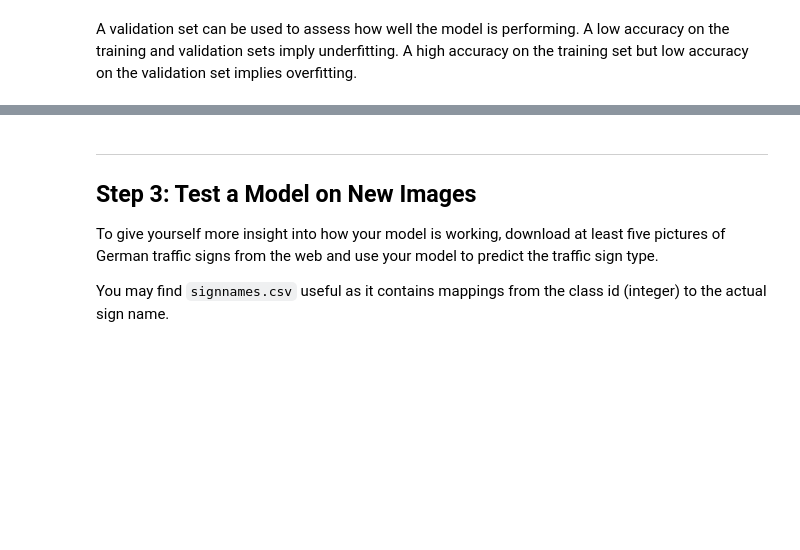
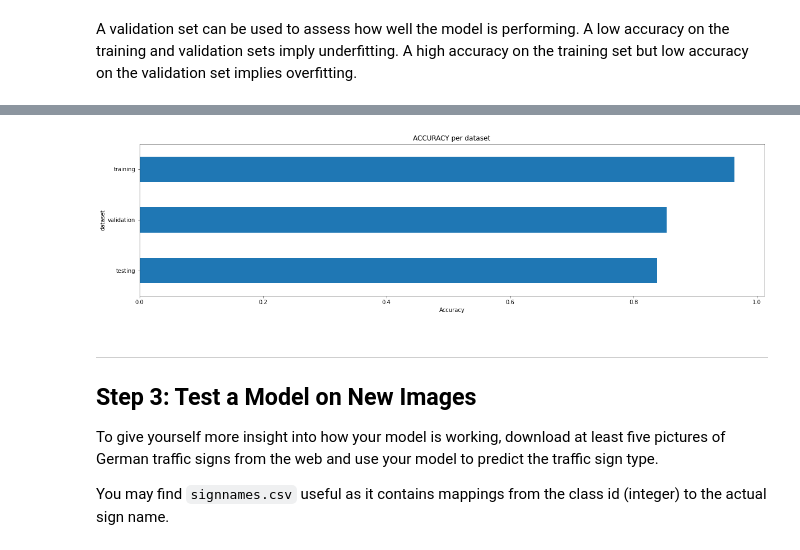
Before and after one commit to willembressers/CarND-Traffic-Sign-Classifier-Project, a Jupyter notebook: notebooks/Traffic_Sign_Classifier.ipynb, the cells around one changed output, grey strips where cells are left out. Saved outputs shown, nothing was run; the diff lists cells and outputs as text; code cells hidden in the pictures; blank space fills up the shorter version.

```diff
--- a/notebooks/Traffic_Sign_Classifier.ipynb
+++ b/notebooks/Traffic_Sign_Classifier.ipynb
@@ -219,22 +225,24 @@ sets imply underfitting. A high accuracy on the training set but low accuracy on
 # %%
-### Train your model here.
-history = model.fit(
-    train_images,
-    y_train,
-    epochs=10,
-)
+bechmarks = []
 
 ### Calculate and report the accuracy on the training and validation set.
-train_loss, train_acc = model.evaluate(train_images,  y_train, verbose=0)
-print(f'\n-> Training:\t(accuracy = {train_acc:.2f}) & (loss = {train_loss:.2f})')
+loss, acc = model.evaluate(train_images,  y_train, verbose=0)
+bechmarks.append({'dataset':'training', 'accuracy':acc, 'loss':loss})
 
-valid_loss, valid_acc = model.evaluate(valid_images,  y_valid, verbose=0)
-print(f'-> Validation:\t(accuracy = {valid_acc:.2f}) & (loss = {valid_loss:.2f})')
+loss, acc = model.evaluate(valid_images,  y_valid, verbose=0)
+bechmarks.append({'dataset':'validation', 'accuracy':acc, 'loss':loss})
 
 ### Once a final model architecture is selected,
 ### the accuracy on the test set should be calculated and reported as well.
-test_loss, test_acc = model.evaluate(test_images,  y_test, verbose=0)
-print(f'-> Test:\t(accuracy = {test_acc:.2f}) & (loss = {test_loss:.2f})')
+loss, acc = model.evaluate(test_images,  y_test, verbose=0)
+bechmarks.append({'dataset':'testing', 'accuracy':acc, 'loss':loss})
+
+# plot the accuracy per dataset
+pd.DataFrame(bechmarks)\
+    .set_index('dataset')\
+    .sort_values('accuracy', ascending=True)['accuracy']\
+    .plot(kind='barh', figsize=(20, 5), title='ACCURACY per dataset')\
+    .set(xlabel="Accuracy", ylabel="dataset")
 
 ### Feel free to use as many code cells as needed.
 # %% [output]
@@ -258,3 +250,4 @@ Epoch 6/10
+[figure, added]
 # %% [markdown]
 ---
 
```
Also changed, not shown: parts of 7 cells of this notebook.
